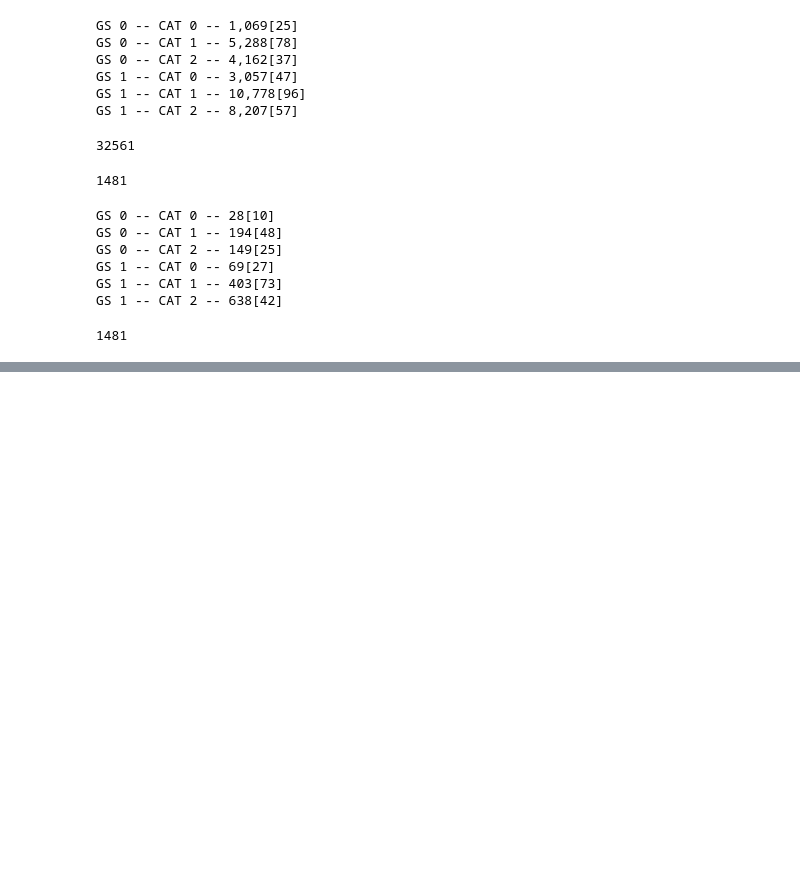
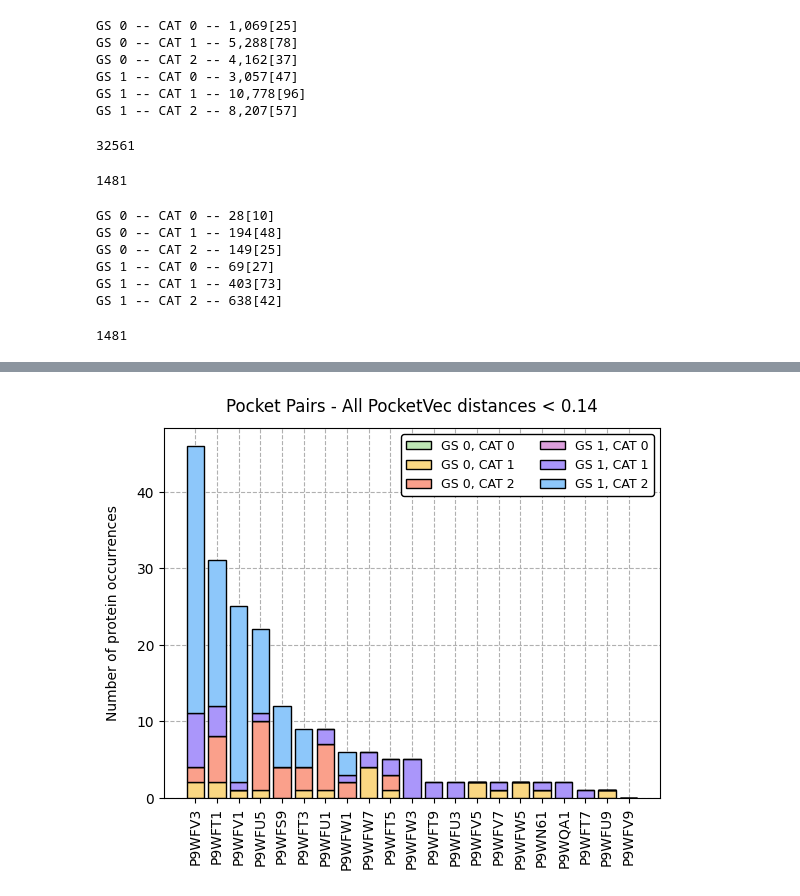
Before and after one commit to ersilia-os/mtb-targeted-protein-degradation, a Jupyter notebook: notebooks/17b_Protein_prioritization_pairs.ipynb, the cells around one changed output, grey strips where cells are left out. Cells and saved outputs as stored; diff of their text form; code cells hidden in the pictures; blank space fills up the shorter version.

```diff
--- a/notebooks/17b_Protein_prioritization_pairs.ipynb
+++ b/notebooks/17b_Protein_prioritization_pairs.ipynb
@@ -368,21 +357,23 @@ plt.show()
 # %%
-proteins = sorted(PROTEIN_TO_OCCURRENCES_POCKETVEC_017_MORE, key=lambda x: sum(PROTEIN_TO_OCCURRENCES_POCKETVEC_017_MORE[x].values()), reverse=True)
+proteins = sorted(PROTEIN_TO_OCCURRENCES_POCKETVEC_014, key=lambda x: sum(PROTEIN_TO_OCCURRENCES_POCKETVEC_014[x].values()), reverse=True)
 
 for c1, protein in enumerate(proteins):
     for c2, ind in enumerate(inds):
-        bottom = sum([PROTEIN_TO_OCCURRENCES_POCKETVEC_017_MORE[protein][i] for i in inds if i < ind])
+        bottom = sum([PROTEIN_TO_OCCURRENCES_POCKETVEC_014[protein][i] for i in inds if i < ind])
         if c1 == 0:
-            plt.bar(c1, PROTEIN_TO_OCCURRENCES_POCKETVEC_017_MORE[protein][ind], bottom=bottom, color=ERSILIA_COLORS[ind],
-                    edgecolor='black', linewidth=1, zorder=2, label=f"GS {ind[0] if ind[0] != 2 else '>1'}, CAT {ind[1] if ind[1] != 2 else '>1'}")
+            plt.bar(c1, PROTEIN_TO_OCCURRENCES_POCKETVEC_014[protein][ind], bottom=bottom, color=ERSILIA_COLORS[ind],
+                    edgecolor='black', linewidth=1, zorder=2, label=f"GS {ind[0]}, CAT {ind[1]}")
         else:
-            plt.bar(c1, PROTEIN_TO_OCCURRENCES_POCKETVEC_017_MORE[protein][ind], bottom=bottom, color=ERSILIA_COLORS[ind], edgecolor='black', linewidth=1, zorder=2)
+            plt.bar(c1, PROTEIN_TO_OCCURRENCES_POCKETVEC_014[protein][ind], bottom=bottom, color=ERSILIA_COLORS[ind], edgecolor='black', linewidth=1, zorder=2)
 
-plt.title("Pocket Triplets - All PocketVec distances < 0.17 & more", pad=12)
+plt.title("Pocket Pairs - All PocketVec distances < 0.14", pad=12)
 plt.ylabel('Number of protein occurrences', labelpad=12)
 plt.xticks([i for i in range(len(proteins))], proteins, rotation=90)
 plt.grid(linestyle='--')
-plt.legend(loc='upper right', framealpha=1, edgecolor='k', ncols=3, prop={'size': 9})
+plt.legend(loc='upper right', framealpha=1, edgecolor='k', ncols=2, prop={'size': 9})
 plt.show()
+# %% [output]
+[figure, added]
 # %%
 ### NOW FROM THE DOMAIN PERSPECTIVE ... ###
 # %%
```
Also changed, not shown: parts of 13 cells of this notebook.
